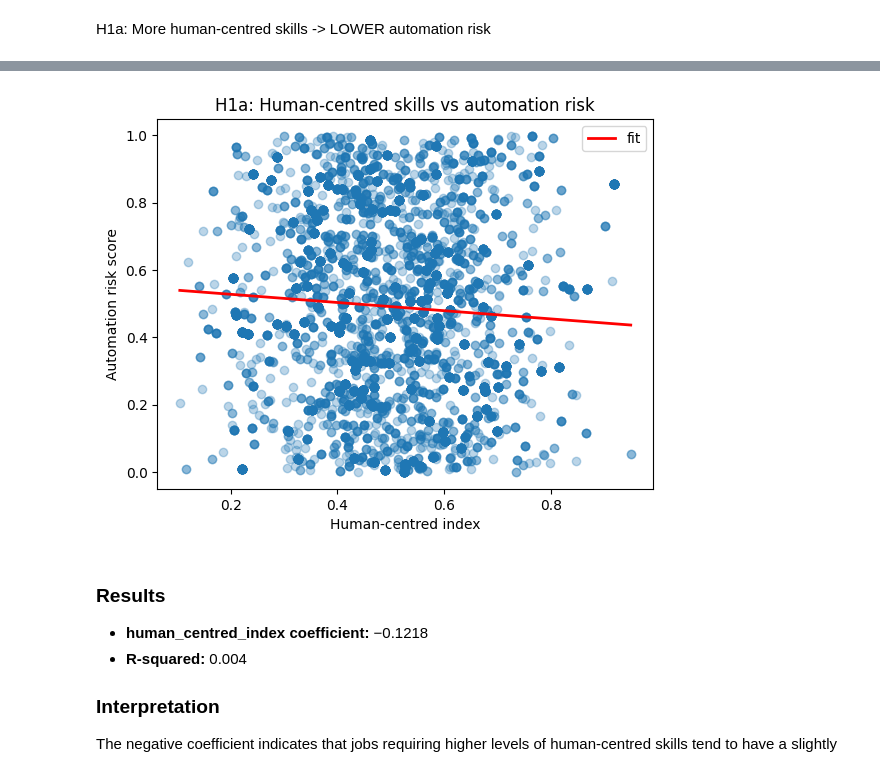
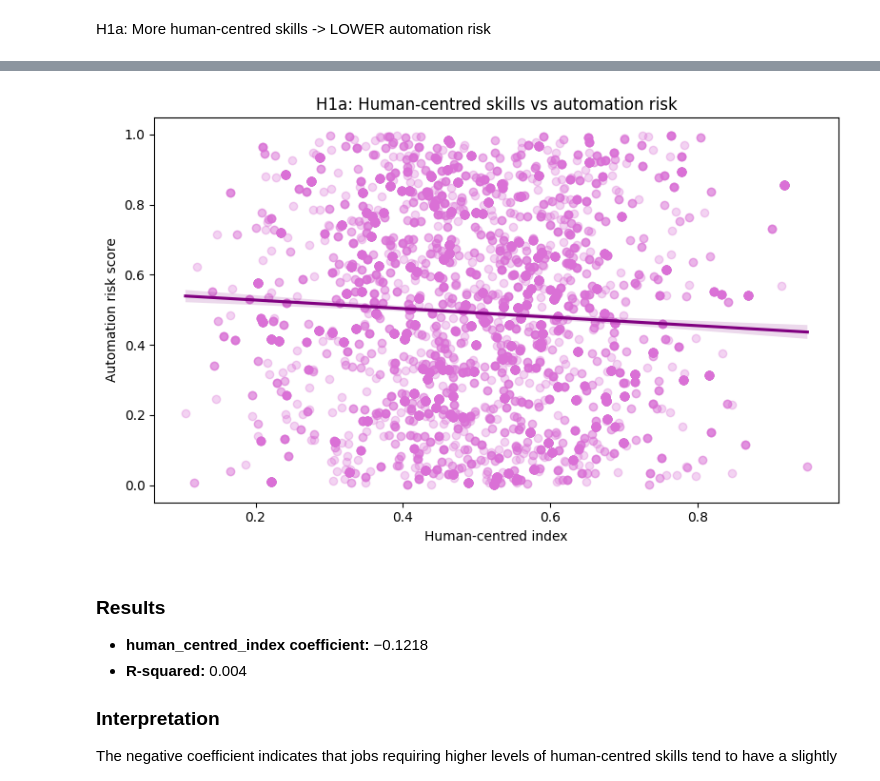
Before and after one commit to sunnyjandu/AI_and_the_Future_of_Work_and_Learning, a Jupyter notebook: jupyter_notebooks/full_analytic_flow.ipynb, the cells around one changed output, grey strips where cells are left out. Saved outputs shown, nothing was run; the diff lists cells and outputs as text; code cells hidden in the pictures.

```diff
--- a/jupyter_notebooks/full_analytic_flow.ipynb
+++ b/jupyter_notebooks/full_analytic_flow.ipynb
@@ -245,19 +248,19 @@ y = h1a["automation_risk_score"]
 model_h1a = sm.OLS(y, X).fit()
 print(model_h1a.summary())
 
-# Visual
-plt.figure()
-plt.scatter(h1a["human_centred_index"], h1a["automation_risk_score"], alpha=0.3)
-# add regression line using the fitted model
-coef = model_h1a.params
-x_vals = np.linspace(h1a["human_centred_index"].min(), h1a["human_centred_index"].max(), 100)
-y_vals = coef.const + coef.human_centred_index * x_vals
-plt.plot(x_vals, y_vals, color='red', linewidth=2, label='fit')
-
+# Visual – scatter with regression line using seaborn
+plt.figure(figsize=(8,5))
+sns.regplot(
+    x="human_centred_index",
+    y="automation_risk_score",
+    data=h1a,
+    scatter_kws={"alpha":0.3, "color":"orchid"},
+    line_kws={"color":"purple"}
+)
 plt.xlabel("Human-centred index")
 plt.ylabel("Automation risk score")
 plt.title("H1a: Human-centred skills vs automation risk")
-plt.legend()
+plt.tight_layout()
 plt.show()
 # %% [output]
                               OLS Regression Results
@@ -270,14 +273,14 @@ Time:                           09:34:37   Log-Likelihood:                -739.3
 No. Observations:                   7215   AIC:                             1483.
 Df Residuals:                       7213   BIC:                             1496.
 Df Model:                              1
 Covariance Type:               nonrobust
 =======================================================================================
 ... (9 lines left out)
 ==============================================================================
 
 Notes:
 [1] Standard Errors assume that the covariance matrix of the errors is correctly specified.
-[figure, old version]
+[figure, new version]
 # %% [markdown]
 ### Results
 
```
Also changed, not shown: parts of 7 cells of this notebook, 5 other files.
